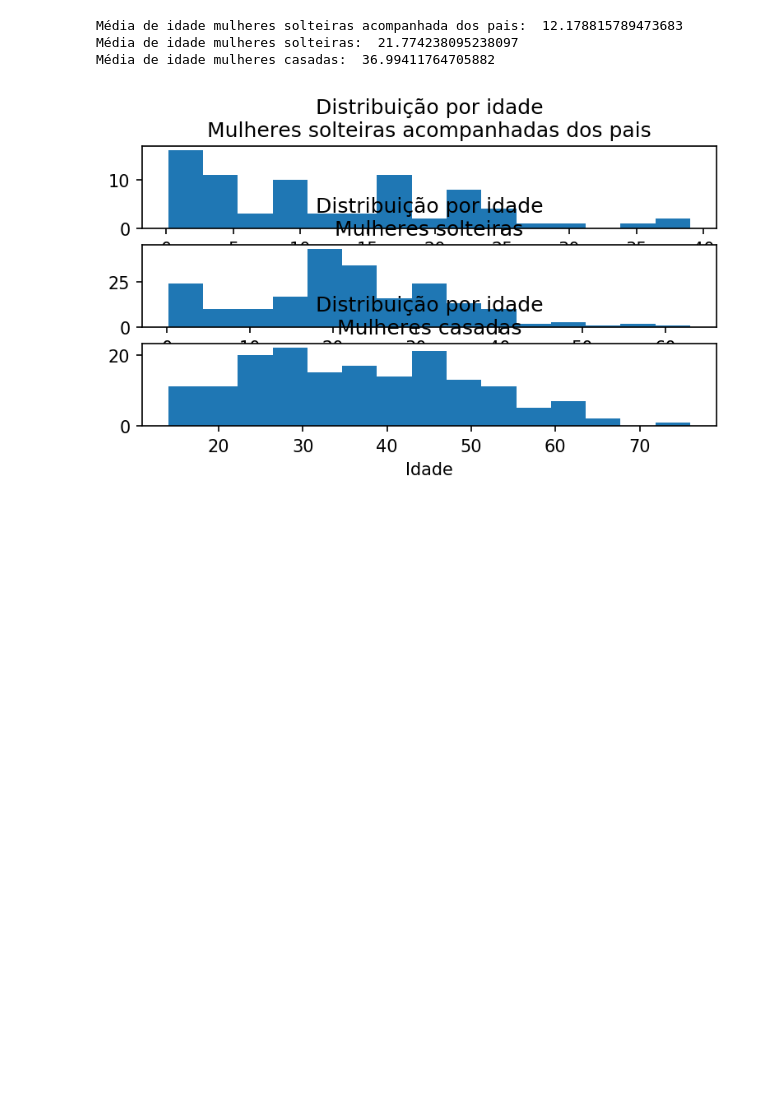
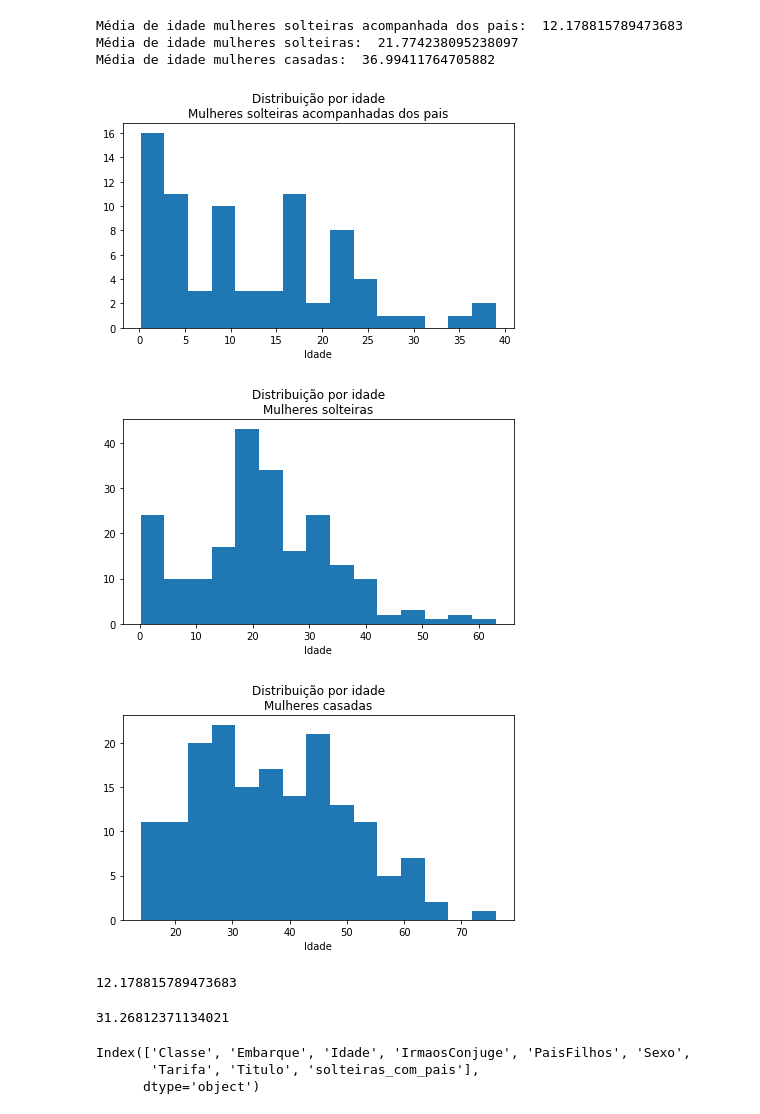
Before and after one commit to luizmachado/data_science, a Jupyter notebook: EstatisticaII.ipynb, the cells around one changed output. Cells and saved outputs as stored; diff of their text form; code cells hidden in the pictures; blank space fills up the shorter version.

Commit message:
Data featuring work

```diff
--- a/EstatisticaII.ipynb
+++ b/EstatisticaII.ipynb
@@ -560,23 +560,25 @@ Média de idade mulheres solteiras acompanhada dos pais:  12.178815789473683
 Média de idade mulheres solteiras:  21.774238095238097
 Média de idade mulheres casadas:  36.99411764705882
 # %%
-plt.figure(figsize=(6,3), dpi=150)
-plt.subplot(3,1,1)
 plt.hist(solteiras_com_pais['Idade'], bins=15)
 plt.title('Distribuição por idade\nMulheres solteiras acompanhadas dos pais')
 plt.xlabel('Idade')
+plt.tight_layout()
+plt.show()
 
-plt.subplot(3,1,2)
 plt.hist(data.loc[data['Titulo'] == 'solteira']['Idade'], bins=15)
 plt.title('Distribuição por idade\nMulheres solteiras')
 plt.xlabel('Idade')
+plt.tight_layout()
+plt.show()
 
-plt.subplot(3,1,3)
 plt.hist(data.loc[data['Titulo'] == 'casada']['Idade'], bins=15)
 plt.title('Distribuição por idade\nMulheres casadas')
 plt.xlabel('Idade')
 
 plt.tight_layout()
 plt.show()
 # %% [output]
-[figure, old version]
+[figure, new version]
+[figure, added]
+[figure, added]
@@ -582,0 +591,8 @@ plt.show()
+# %%
+data.loc[data['solteiras_com_pais'] == 1]['Idade'].mean()
+# %% [output]
+12.178815789473683
+# %%
+data.loc[data['solteiras_com_pais'] == 0]['Idade'].mean()
+# %% [output]
+31.26812371134021
@@ -582,0 +601,6 @@ plt.show()
+# %%
+data.columns
+# %% [output]
+Index(['Classe', 'Embarque', 'Idade', 'IrmaosConjuge', 'PaisFilhos', 'Sexo',
+       'Tarifa', 'Titulo', 'solteiras_com_pais'],
+      dtype='object')
```
Also changed, not shown: parts of 13 cells of this notebook.
